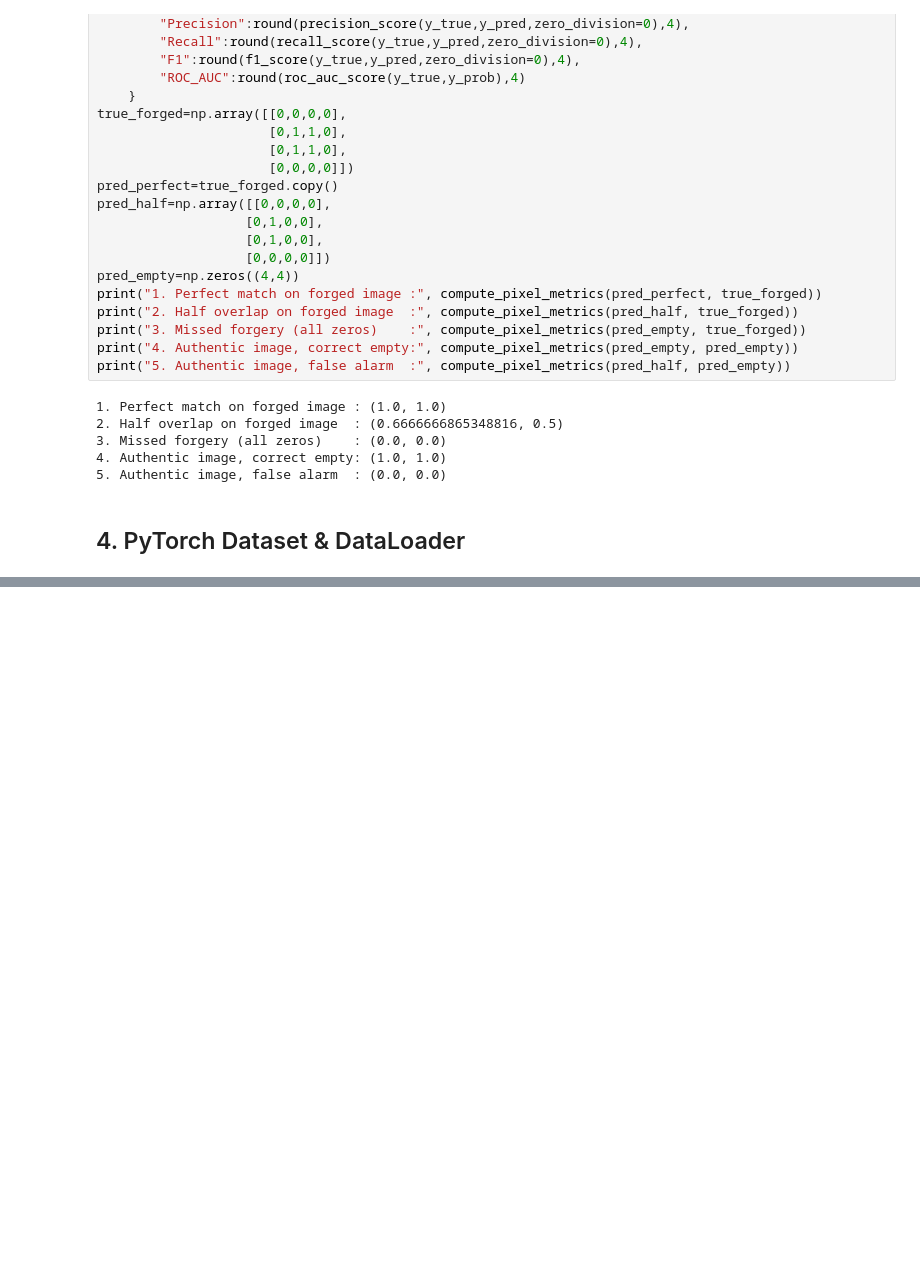
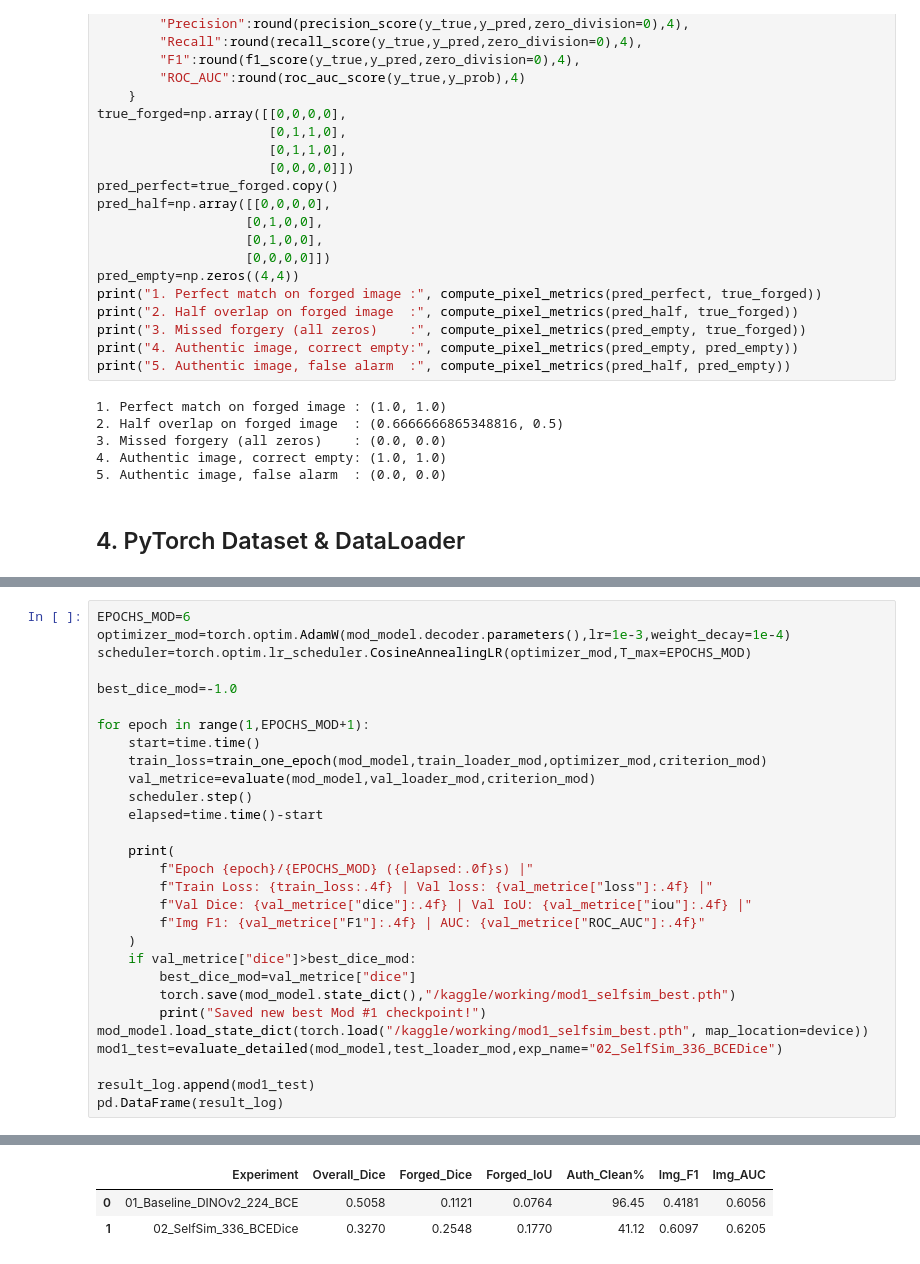
Before and after one commit to vivekrajraghav/scientific-image-forgery-detection, a Jupyter notebook: scientific-image-forgery-detection.ipynb, the cells around one changed output, grey strips where cells are left out. Cells and saved outputs as stored; diff of their text form; blank space fills up the shorter version.

```diff
--- a/scientific-image-forgery-detection.ipynb
+++ b/scientific-image-forgery-detection.ipynb
@@ -212,0 +557,30 @@ print("5. Authentic image, false alarm  :", compute_pixel_metrics(pred_half, pre
+# %%
+EPOCHS_MOD=6
+optimizer_mod=torch.optim.AdamW(mod_model.decoder.parameters(),lr=1e-3,weight_decay=1e-4)
+scheduler=torch.optim.lr_scheduler.CosineAnnealingLR(optimizer_mod,T_max=EPOCHS_MOD)
+
+best_dice_mod=-1.0
+
+for epoch in range(1,EPOCHS_MOD+1):
+    start=time.time()
+    train_loss=train_one_epoch(mod_model,train_loader_mod,optimizer_mod,criterion_mod)
+    val_metrice=evaluate(mod_model,val_loader_mod,criterion_mod)
+    scheduler.step()
+    elapsed=time.time()-start
+
+    print(
+        f"Epoch {epoch}/{EPOCHS_MOD} ({elapsed:.0f}s) |"
+        f"Train Loss: {train_loss:.4f} | Val loss: {val_metrice["loss"]:.4f} |"
+        f"Val Dice: {val_metrice["dice"]:.4f} | Val IoU: {val_metrice["iou"]:.4f} |"
+        f"Img F1: {val_metrice["F1"]:.4f} | AUC: {val_metrice["ROC_AUC"]:.4f}"
+    )
+    if val_metrice["dice"]>best_dice_mod:
+        best_dice_mod=val_metrice["dice"]
+        torch.save(mod_model.state_dict(),"/kaggle/working/mod1_selfsim_best.pth")
+        print("Saved new best Mod #1 checkpoint!")
+mod_model.load_state_dict(torch.load("/kaggle/working/mod1_selfsim_best.pth", map_location=device))
+mod1_test=evaluate_detailed(mod_model,test_loader_mod,exp_name="02_SelfSim_336_BCEDice")
+
+result_log.append(mod1_test)
+pd.DataFrame(result_log)
+# %% [output]
@@ -212,0 +594,3 @@ print("5. Authentic image, false alarm  :", compute_pixel_metrics(pred_half, pre
+|  | Experiment | Overall_Dice | Forged_Dice | Forged_IoU | Auth_Clean% | Img_F1 | Img_AUC |
+| 0 | 01_Baseline_DINOv2_224_BCE | 0.5058 | 0.1121 | 0.0764 | 96.45 | 0.4181 | 0.6056 |
+| 1 | 02_SelfSim_336_BCEDice | 0.3270 | 0.2548 | 0.1770 | 41.12 | 0.6097 | 0.6205 |
```
Also changed, not shown: parts of 13 cells of this notebook.
